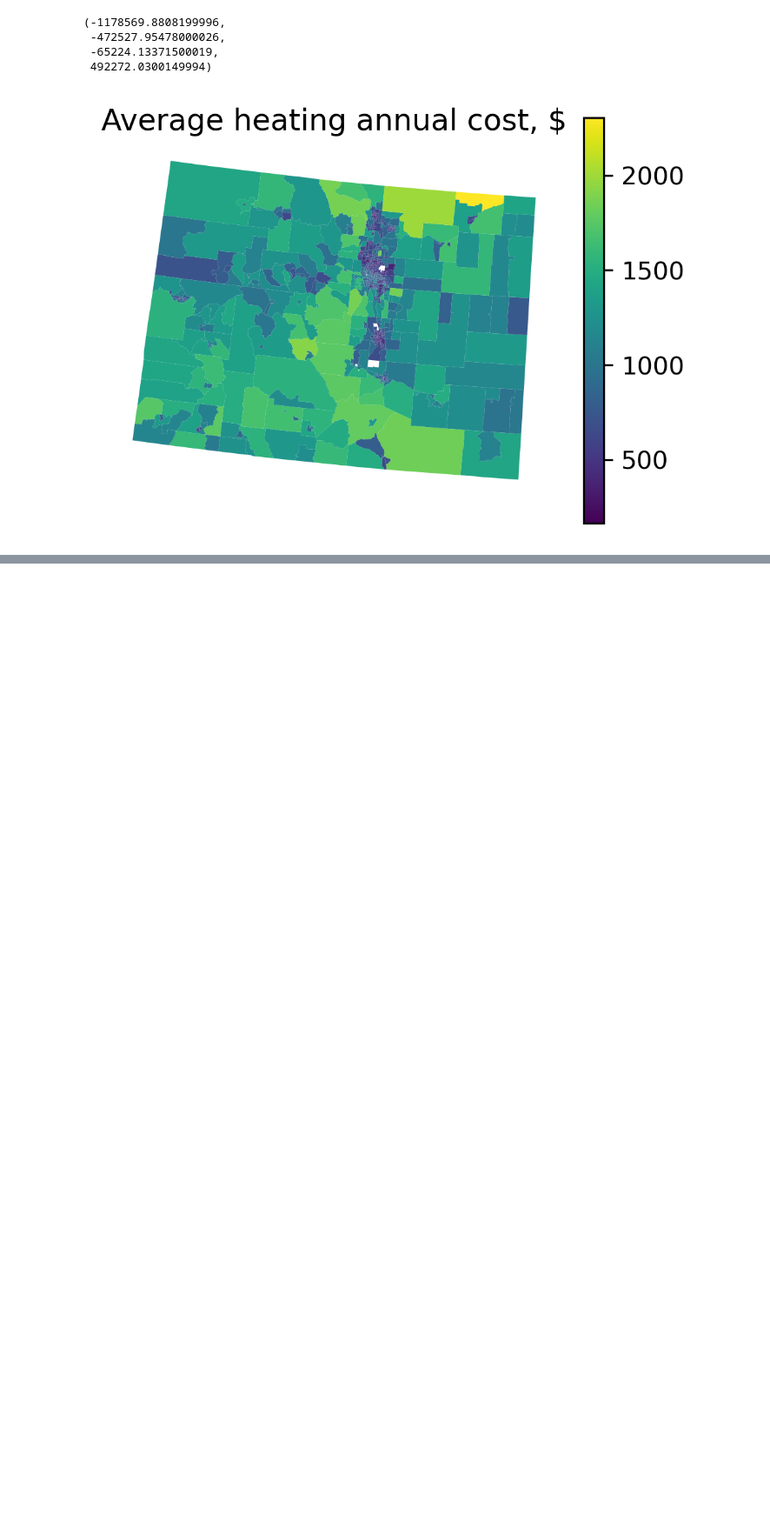
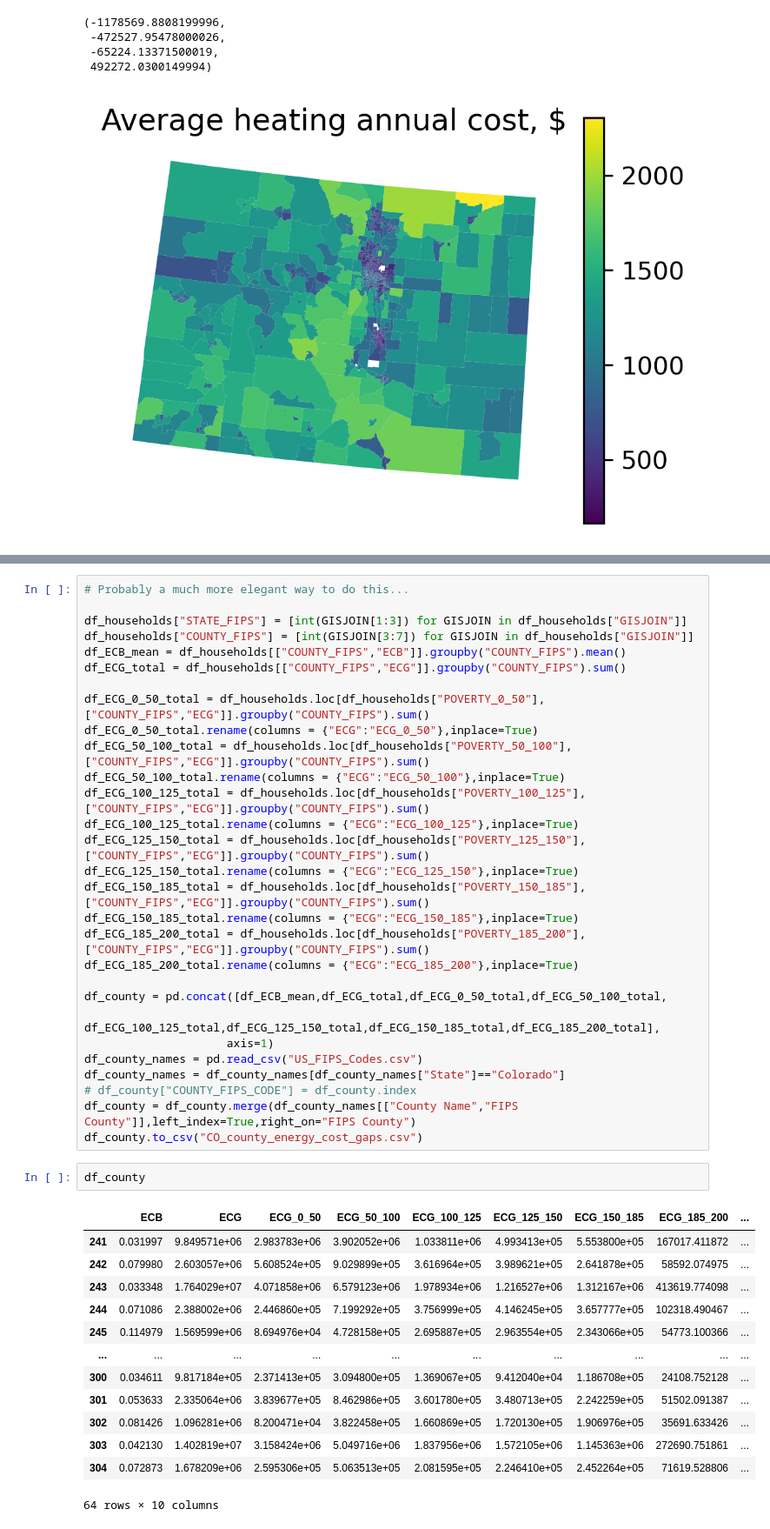
Before and after one commit to PSEHE/CO_energy_household_simulation, a Jupyter notebook: sample_household_plots.ipynb, the cells around one changed output, grey strips where cells are left out. Shown at 87% size. Drawn from its saved outputs; the diff is of its cells as text; blank space fills up the shorter version.

Commit message:
Added in county summary statistics

```diff
--- a/sample_household_plots.ipynb
+++ b/sample_household_plots.ipynb
@@ -129,0 +133,45 @@ ax.set_title("Average heating annual cost, $"); ax.axis('off')
+# %%
+# Probably a much more elegant way to do this...
+
+df_households["STATE_FIPS"] = [int(GISJOIN[1:3]) for GISJOIN in df_households["GISJOIN"]]
+df_households["COUNTY_FIPS"] = [int(GISJOIN[3:7]) for GISJOIN in df_households["GISJOIN"]]
+df_ECB_mean = df_households[["COUNTY_FIPS","ECB"]].groupby("COUNTY_FIPS").mean()
+df_ECG_total = df_households[["COUNTY_FIPS","ECG"]].groupby("COUNTY_FIPS").sum()
+
+df_ECG_0_50_total = df_households.loc[df_households["POVERTY_0_50"],["COUNTY_FIPS","ECG"]].groupby("COUNTY_FIPS").sum()
+df_ECG_0_50_total.rename(columns = {"ECG":"ECG_0_50"},inplace=True)
+df_ECG_50_100_total = df_households.loc[df_households["POVERTY_50_100"],["COUNTY_FIPS","ECG"]].groupby("COUNTY_FIPS").sum()
+df_ECG_50_100_total.rename(columns = {"ECG":"ECG_50_100"},inplace=True)
+df_ECG_100_125_total = df_households.loc[df_households["POVERTY_100_125"],["COUNTY_FIPS","ECG"]].groupby("COUNTY_FIPS").sum()
+df_ECG_100_125_total.rename(columns = {"ECG":"ECG_100_125"},inplace=True)
+df_ECG_125_150_total = df_households.loc[df_households["POVERTY_125_150"],["COUNTY_FIPS","ECG"]].groupby("COUNTY_FIPS").sum()
+df_ECG_125_150_total.rename(columns = {"ECG":"ECG_125_150"},inplace=True)
+df_ECG_150_185_total = df_households.loc[df_households["POVERTY_150_185"],["COUNTY_FIPS","ECG"]].groupby("COUNTY_FIPS").sum()
+df_ECG_150_185_total.rename(columns = {"ECG":"ECG_150_185"},inplace=True)
+df_ECG_185_200_total = df_households.loc[df_households["POVERTY_185_200"],["COUNTY_FIPS","ECG"]].groupby("COUNTY_FIPS").sum()
+df_ECG_185_200_total.rename(columns = {"ECG":"ECG_185_200"},inplace=True)
+
+df_county = pd.concat([df_ECB_mean,df_ECG_total,df_ECG_0_50_total,df_ECG_50_100_total,
+                      df_ECG_100_125_total,df_ECG_125_150_total,df_ECG_150_185_total,df_ECG_185_200_total],
+                     axis=1)
+df_county_names = pd.read_csv("US_FIPS_Codes.csv")
+df_county_names = df_county_names[df_county_names["State"]=="Colorado"]
+# df_county["COUNTY_FIPS_CODE"] = df_county.index
+df_county = df_county.merge(df_county_names[["County Name","FIPS County"]],left_index=True,right_on="FIPS County")
+df_county.to_csv("CO_county_energy_cost_gaps.csv")
+# %%
+df_county
+# %% [output]
+|  | ECB | ECG | ECG_0_50 | ECG_50_100 | ECG_100_125 | ECG_125_150 | ECG_150_185 | ECG_185_200 | ... |
+| 241 | 0.031997 | 9.849571e+06 | 2.983783e+06 | 3.902052e+06 | 1.033811e+06 | 4.993413e+05 | 5.553800e+05 | 167017.411872 | ... |
+| 242 | 0.079980 | 2.603057e+06 | 5.608524e+05 | 9.029899e+05 | 3.616964e+05 | 3.989621e+05 | 2.641878e+05 | 58592.074975 | ... |
+| 243 | 0.033348 | 1.764029e+07 | 4.071858e+06 | 6.579123e+06 | 1.978934e+06 | 1.216527e+06 | 1.312167e+06 | 413619.774098 | ... |
+| 244 | 0.071086 | 2.388002e+06 | 2.446860e+05 | 7.199292e+05 | 3.756999e+05 | 4.146245e+05 | 3.657777e+05 | 102318.490467 | ... |
+| 245 | 0.114979 | 1.569599e+06 | 8.694976e+04 | 4.728158e+05 | 2.695887e+05 | 2.963554e+05 | 2.343066e+05 | 54773.100366 | ... |
+| ... | ... | ... | ... | ... | ... | ... | ... | ... | ... |
+| 300 | 0.034611 | 9.817184e+05 | 2.371413e+05 | 3.094800e+05 | 1.369067e+05 | 9.412040e+04 | 1.186708e+05 | 24108.752128 | ... |
+| 301 | 0.053633 | 2.335064e+06 | 3.839677e+05 | 8.462986e+05 | 3.601780e+05 | 3.480713e+05 | 2.242259e+05 | 51502.091387 | ... |
+| 302 | 0.081426 | 1.096281e+06 | 8.200471e+04 | 3.822458e+05 | 1.660869e+05 | 1.720130e+05 | 1.906976e+05 | 35691.633426 | ... |
+| 303 | 0.042130 | 1.402819e+07 | 3.158424e+06 | 5.049716e+06 | 1.837956e+06 | 1.572105e+06 | 1.145363e+06 | 272690.751861 | ... |
+| 304 | 0.072873 | 1.678209e+06 | 2.595306e+05 | 5.063513e+05 | 2.081595e+05 | 2.246410e+05 | 2.452264e+05 | 71619.528806 | ... |
+64 rows × 10 columns
```
Also changed, not shown: parts of 1 cell of this notebook, 2 other files.
